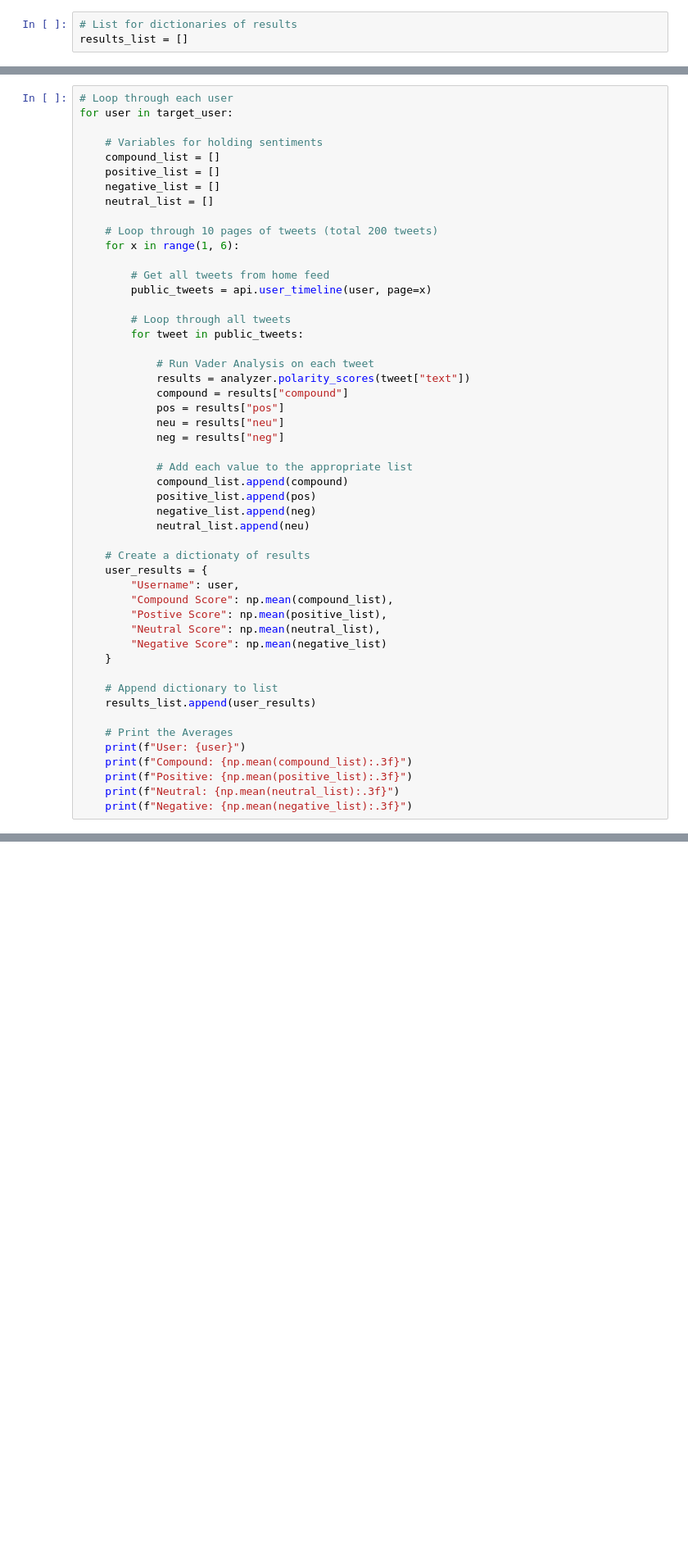
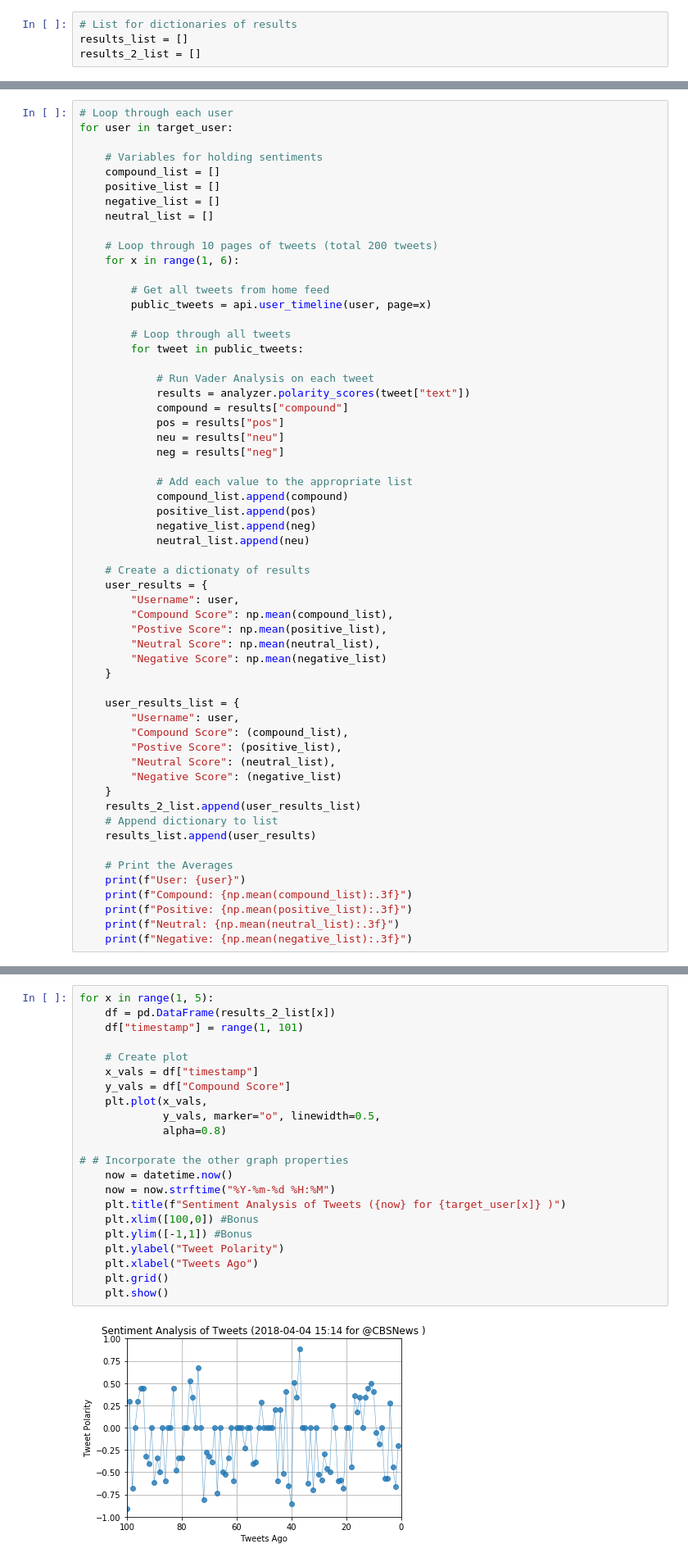
Before and after one commit to sinancengiz/social_analitics, a Jupyter notebook: main.ipynb, the cells around one changed output, grey strips where cells are left out. Shown: that part at 82% size. Cells and saved outputs as stored; diff of their text form; blank space fills up the shorter version.

Commit message:
scatterplots added

```diff
--- a/main.ipynb
+++ b/main.ipynb
@@ -18,6 +21,7 @@ target_user =["@BBC", "@CBSNews", "@cnni", "@FoxNews", "@nytimes"]
 # %%
 # List for dictionaries of results
 results_list = []
+results_2_list = []
 # %%
 # Import and Initialize Sentiment Analyzer
 from vaderSentiment.vaderSentiment import SentimentIntensityAnalyzer
@@ -63,6 +67,14 @@ for user in target_user:
         "Negative Score": np.mean(negative_list)
     }
 
+    user_results_list = {
+        "Username": user,
+        "Compound Score": (compound_list),
+        "Postive Score": (positive_list),
+        "Neutral Score": (neutral_list),
+        "Negative Score": (negative_list)
+    }
+    results_2_list.append(user_results_list)
     # Append dictionary to list
     results_list.append(user_results)
 
@@ -92,0 +105,24 @@ Negative: 0.062
+# %%
+for x in range(1, 5):
+    df = pd.DataFrame(results_2_list[x])
+    df["timestamp"] = range(1, 101)
+
+    # Create plot
+    x_vals = df["timestamp"]
+    y_vals = df["Compound Score"]
+    plt.plot(x_vals,
+             y_vals, marker="o", linewidth=0.5,
+             alpha=0.8)
+
+# # Incorporate the other graph properties
+    now = datetime.now()
+    now = now.strftime("%Y-%m-%d %H:%M")
+    plt.title(f"Sentiment Analysis of Tweets ({now} for {target_user[x]} )")
+    plt.xlim([100,0]) #Bonus
+    plt.ylim([-1,1]) #Bonus
+    plt.ylabel("Tweet Polarity")
+    plt.xlabel("Tweets Ago")
+    plt.grid()
+    plt.show()
+# %% [output]
+[figure, added]
```
Also changed, not shown: parts of 5 cells of this notebook.
